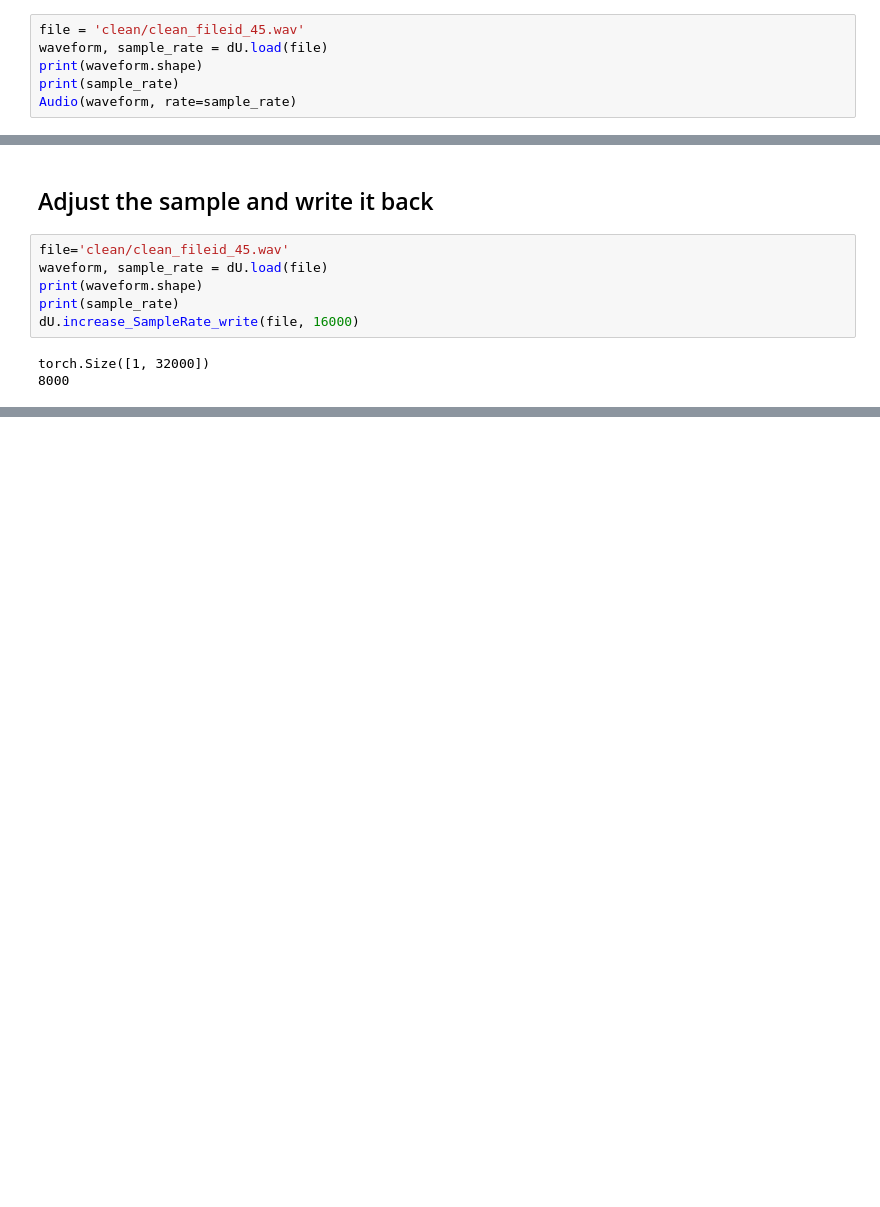
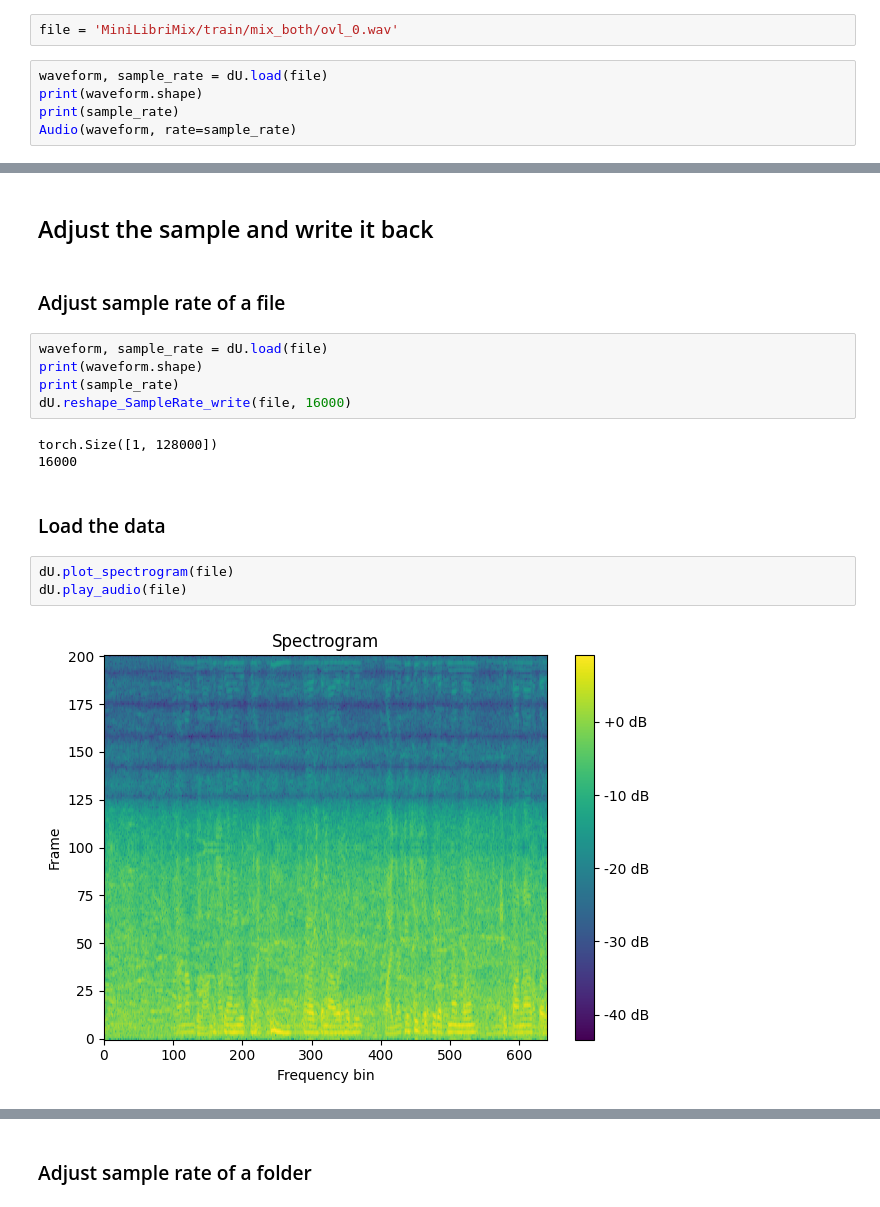
Before and after one commit to zaahidimraan/NoiseRemoverGAN, a Jupyter notebook: Training.ipynb, the cells around one changed output, grey strips where cells are left out. Saved outputs shown, nothing was run; the diff lists cells and outputs as text; blank space fills up the shorter version.

```diff
--- a/Training.ipynb
+++ b/Training.ipynb
@@ -37,5 +20,6 @@ unzip:  cannot find zipfile directory in one of MiniLibriMix or
+# %%
+file = 'MiniLibriMix/train/mix_both/ovl_0.wav'
 # %%
-file = 'clean/clean_fileid_45.wav'
 waveform, sample_rate = dU.load(file)
 print(waveform.shape)
 print(sample_rate)
@@ -46,12 +30,20 @@ torch.Size([1, 64000])
 [interactive output not drawn]
 # %% [markdown]
 ## Adjust the sample and write it back
+# %% [markdown]
+### Adjust sample rate of a file
 # %%
-file='clean/clean_fileid_45.wav'
 waveform, sample_rate = dU.load(file)
 print(waveform.shape)
 print(sample_rate)
-dU.increase_SampleRate_write(file, 16000)
+dU.reshape_SampleRate_write(file, 16000)
 # %% [output]
-torch.Size([1, 32000])
-8000
+torch.Size([1, 128000])
+16000
+# %% [markdown]
+### Load the data
+# %%
+dU.plot_spectrogram(file)
+dU.play_audio(file)
+# %% [output]
+[figure, added]
@@ -57,0 +51,2 @@ torch.Size([1, 32000])
+# %% [markdown]
+### Adjust sample rate of a folder
```
Also changed, not shown: parts of 12 cells of this notebook, 1 other file.
